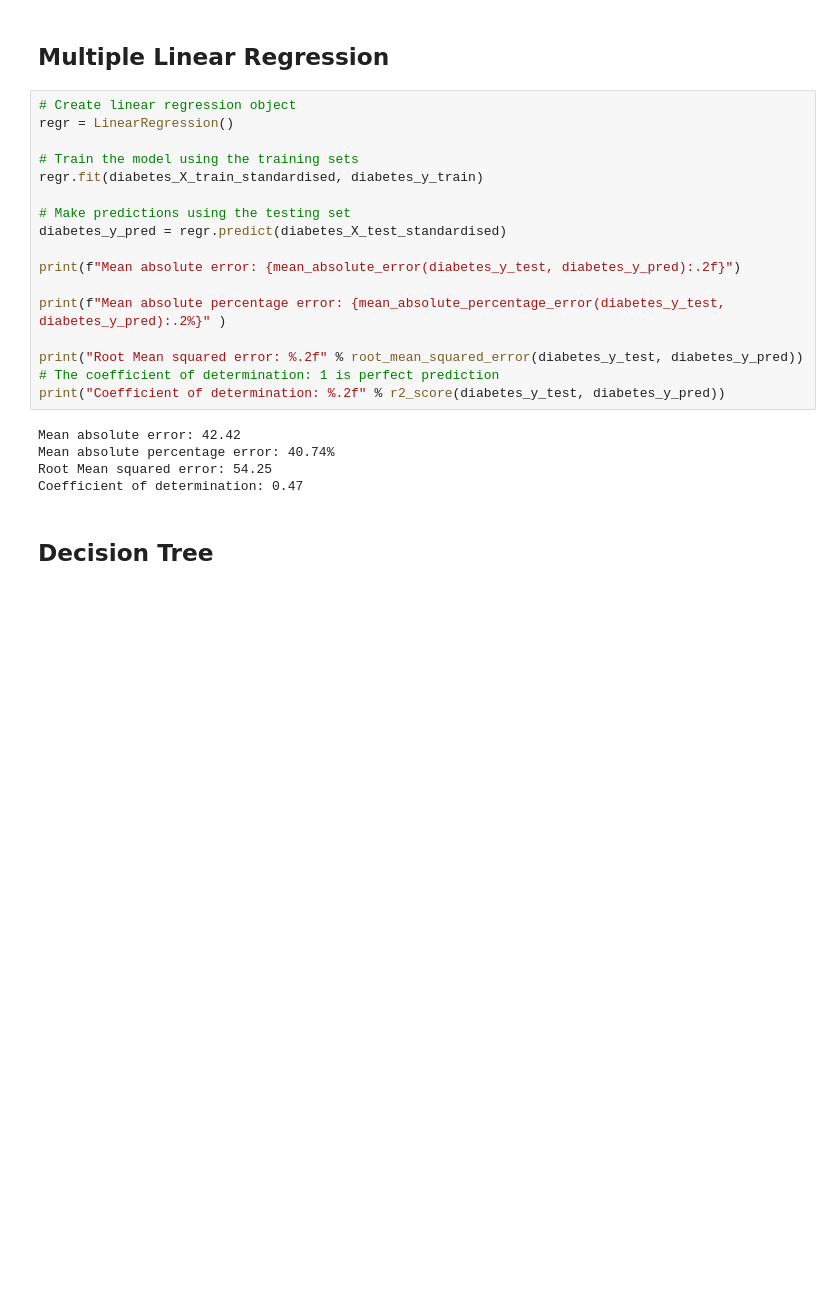
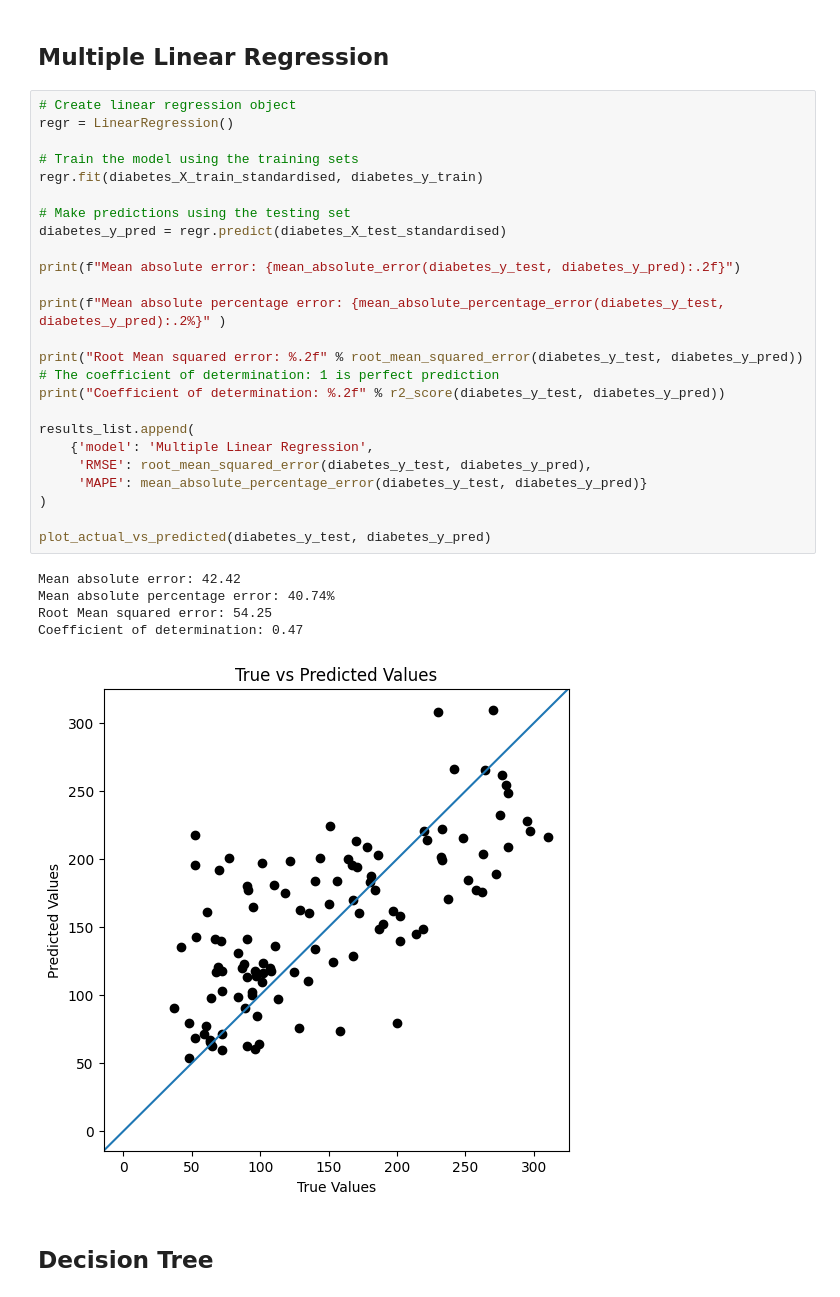
Before and after one commit to hsma-programme/h6_4e_boosted_trees, a Jupyter notebook: teaching_notebooks/tree_based_models_regression.ipynb, the cells around one changed output. Drawn from its saved outputs; the diff is of its cells as text; blank space fills up the shorter version.

```diff
--- a/teaching_notebooks/tree_based_models_regression.ipynb
+++ b/teaching_notebooks/tree_based_models_regression.ipynb
@@ -155,25 +174,34 @@ Coefficient of determination: 0.30
 # %%
 # Create linear regression object
 regr = LinearRegression()
 
 # Train the model using the training sets
 regr.fit(diabetes_X_train_standardised, diabetes_y_train)
 
 # Make predictions using the testing set
 diabetes_y_pred = regr.predict(diabetes_X_test_standardised)
 
 print(f"Mean absolute error: {mean_absolute_error(diabetes_y_test, diabetes_y_pred):.2f}")
 
 print(f"Mean absolute percentage error: {mean_absolute_percentage_error(diabetes_y_test, diabetes_y_pred):.2%}" )
 
 print("Root Mean squared error: %.2f" % root_mean_squared_error(diabetes_y_test, diabetes_y_pred))
 # The coefficient of determination: 1 is perfect prediction
 print("Coefficient of determination: %.2f" % r2_score(diabetes_y_test, diabetes_y_pred))
+
+results_list.append(
+    {'model': 'Multiple Linear Regression',
+     'RMSE': root_mean_squared_error(diabetes_y_test, diabetes_y_pred),
+     'MAPE': mean_absolute_percentage_error(diabetes_y_test, diabetes_y_pred)}
+)
+
+plot_actual_vs_predicted(diabetes_y_test, diabetes_y_pred)
 # %% [output]
 Mean absolute error: 42.42
 Mean absolute percentage error: 40.74%
 Root Mean squared error: 54.25
 Coefficient of determination: 0.47
+[figure, added]
 # %% [markdown]
 ## Decision Tree
 # %%
```
Also changed, not shown: parts of 14 cells of this notebook.
